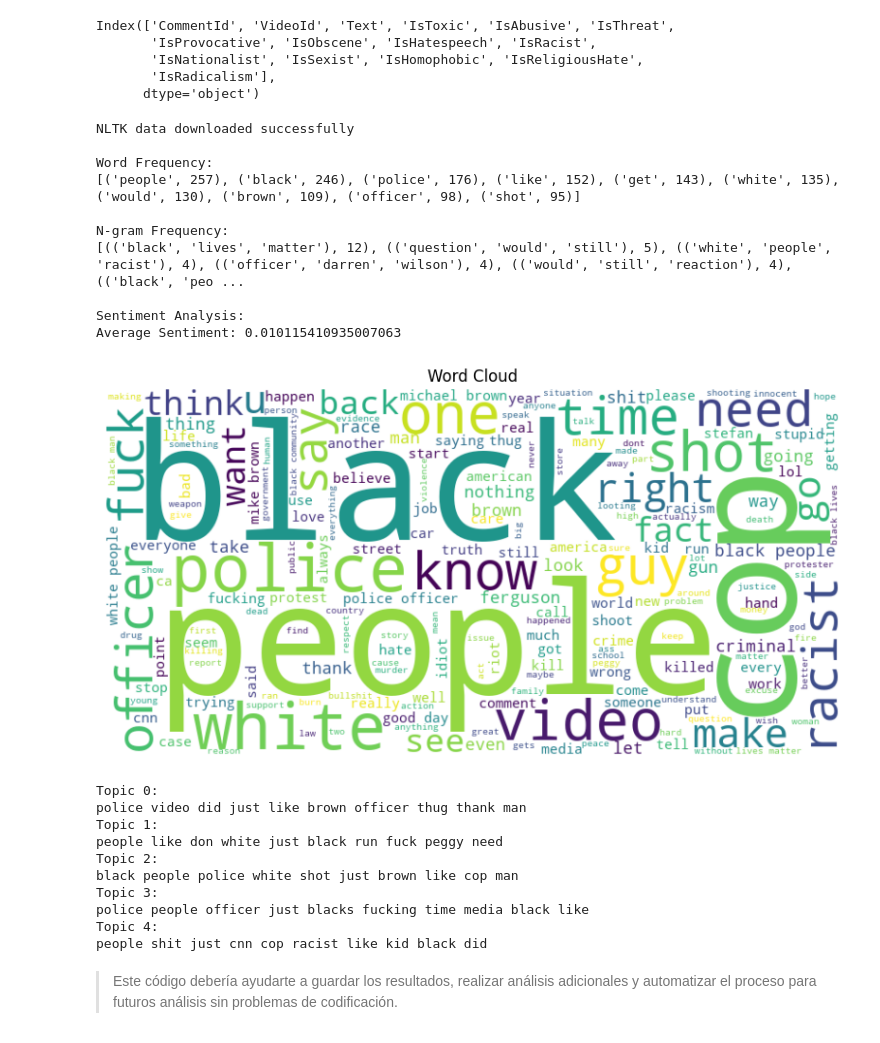
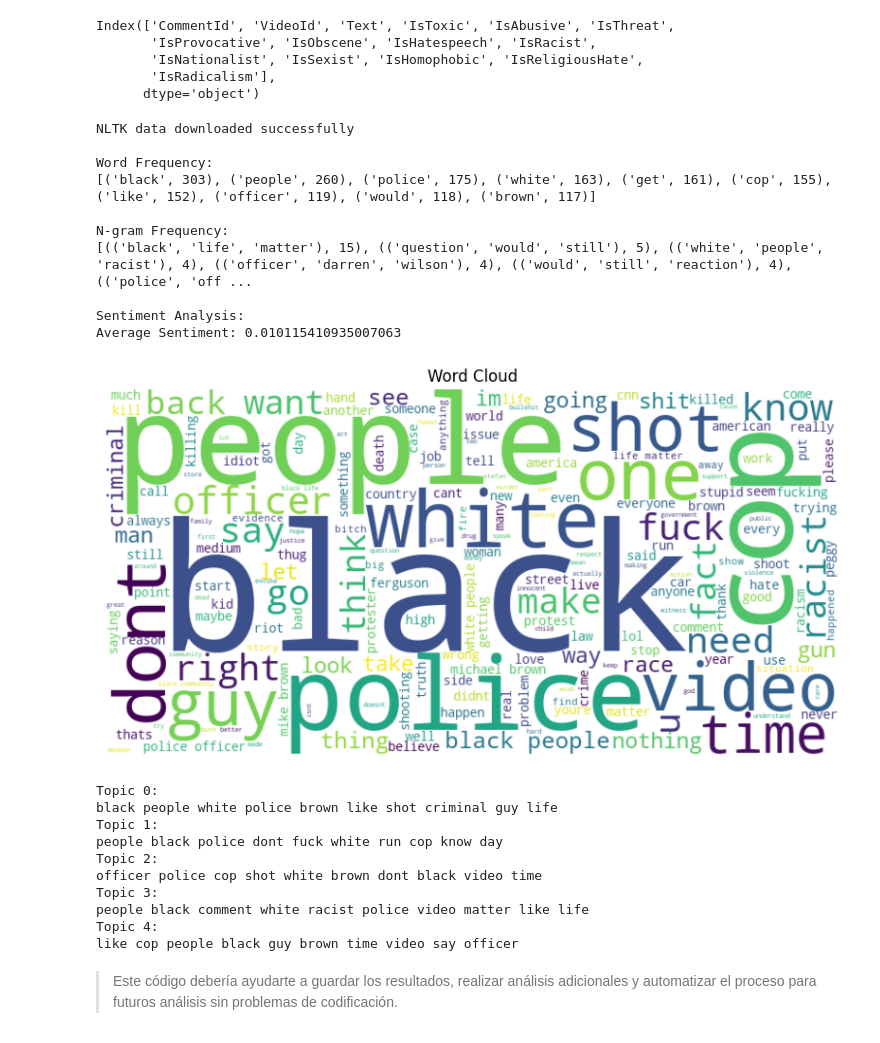
Before and after one commit to angelsc75/bye_bye_hate, a Jupyter notebook: notebook/data_analysis.ipynb, the cells around one changed output. Drawn from its saved outputs; the diff is of its cells as text; code cells hidden in the pictures.

```diff
--- a/notebook/data_analysis.ipynb
+++ b/notebook/data_analysis.ipynb
@@ -208,8 +190,9 @@ Index(['CommentId', 'VideoId', 'Text', 'IsToxic', 'IsAbusive', 'IsThreat',
       dtype='object')
 # %%
 import nltk
-from nltk.corpus import stopwords
+from nltk.corpus import stopwords, wordnet
 from nltk.tokenize import word_tokenize
+from nltk.stem import WordNetLemmatizer
 from nltk.probability import FreqDist
 from wordcloud import WordCloud
 from textblob import TextBlob
@@ -217,6 +200,7 @@ import matplotlib.pyplot as plt
 import ssl
 import pandas as pd
 import csv
+import re
 from sklearn.feature_extraction.text import CountVectorizer
 from sklearn.decomposition import LatentDirichletAllocation
 
@@ -233,6 +217,7 @@ def download_nltk_data():
     try:
         nltk.download('punkt', quiet=True)
         nltk.download('stopwords', quiet=True)
+        nltk.download('wordnet', quiet=True)
         print("NLTK data downloaded successfully")
     except Exception as e:
         print(f"Error downloading NLTK data: {e}")
@@ -241,13 +226,36 @@ def download_nltk_data():
 # Descargar los datos necesarios
 download_nltk_data()
 
-# Verificar las descargas
-try:
-    nltk.data.find('tokenizers/punkt')
-    nltk.data.find('corpora/stopwords')
-except LookupError as e:
-    print(f"Error: Required NLTK data not found. {e}")
-    raise
+# Inicializar lematizador y stopwords
+lemmatizer = WordNetLemmatizer()
+stop_words = set(stopwords.words('english'))
+
+def preprocess_text(text):
+    """
+    Preprocesar el texto:
+    - Convertir a minúsculas
+    - Eliminar URLs
+    - Eliminar caracteres especiales y números
+    - Eliminar espacios extras
+    - Tokenizar, lematizar y eliminar stopwords
+    """
+    # Convertir a minúsculas
+    text = text.lower()
+
+    # Eliminar URLs
+    text = re.sub(r'http\S+|www\.\S+', '', text)
+
+    # Eliminar caracteres especiales y números
+    text = re.sub(r'[^a-zA-Z\s]', '', text)
+
+    # Eliminar espacios extra
+    text = re.sub(r'\s+', ' ', text).strip()
+
+    # Tokenizar, lematizar y eliminar stopwords
+    tokens = word_tokenize(text)
+    tokens = [lemmatizer.lemmatize(word) for word in tokens if word not in stop_words]
+
+    return ' '.join(tokens)
 
 # Función para imprimir los temas de LDA
 def print_topics(model, vectorizer, top_n=10):
@@ -266,13 +274,11 @@ def analyze_comments(dataset_path):
     df = pd.read_csv(dataset_path)
     comments = df['Text'].dropna().tolist()
 
-    # Tokenizar y eliminar stop words
-    stop_words = set(stopwords.words('english'))
-    tokenized_comments = [word_tokenize(comment.lower()) for comment in comments]
-    filtered_tokens = [[word for word in comment if word.isalpha() and word not in stop_words] for comment in tokenized_comments]
+    # Preprocesar los comentarios
+    preprocessed_comments = [preprocess_text(comment) for comment in comments]
 
     # Calcular frecuencia de palabras
-    all_words = [word for comment in filtered_tokens for word in comment]
+    all_words = [word for comment in preprocessed_comments for word in comment.split()]
     word_freq = FreqDist(all_words)
 
     # Calcular N-grams
@@ -318,48 +324,51 @@ def analyze_comments(dataset_path):
     # Mostrar nube de palabras
     plt.figure(figsize=(10, 6))
     plt.imshow(wordcloud, interpolation='bilinear')
     plt.axis('off')
     plt.title('Word Cloud')
     plt.show()
 
     # Análisis de temas
     vectorizer = CountVectorizer(stop_words='english')
-    X = vectorizer.fit_transform(comments)
+    X = vectorizer.fit_transform(preprocessed_comments)
     lda = LatentDirichletAllocation(n_components=5, random_state=42)
     lda.fit(X)
     topics = print_topics(lda, vectorizer)
 
     # Guardar temas en un archivo CSV
     with open('lda_topics.csv', 'w', newline='', encoding='utf-8') as csvfile:
         writer = csv.writer(csvfile)
         writer.writerow(['Topic', 'Words'])
         for idx, topic_words in topics:
             writer.writerow([idx, ', '.join(topic_words)])
 
 # Ejecutar la función con el dataset actual
-analyze_comments('../data/youtoxic_english_1000.csv')
+try:
+    analyze_comments('../data/youtoxic_english_1000.csv')
+except Exception as e:
+    print(f"Error: {str(e)}")
 # %% [output]
 NLTK data downloaded successfully
 
 Word Frequency:
-[('people', 257), ('black', 246), ('police', 176), ('like', 152), ('get', 143), ('white', 135), ('would', 130), ('brown', 109), ('officer', 98), ('shot', 95)]
+[('black', 303), ('people', 260), ('police', 175), ('white', 163), ('get', 161), ('cop', 155), ('like', 152), ('officer', 119), ('would', 118), ('brown', 117)]
 
 N-gram Frequency:
-[(('black', 'lives', 'matter'), 12), (('question', 'would', 'still'), 5), (('white', 'people', 'racist'), 4), (('officer', 'darren', 'wilson'), 4), (('would', 'still', 'reaction'), 4), (('black', 'peo ...
+[(('black', 'life', 'matter'), 15), (('question', 'would', 'still'), 5), (('white', 'people', 'racist'), 4), (('officer', 'darren', 'wilson'), 4), (('would', 'still', 'reaction'), 4), (('police', 'off ...
 
 Sentiment Analysis:
 Average Sentiment: 0.010115410935007063
-[figure, old version]
+[figure, new version]
 Topic 0:
-police video did just like brown officer thug thank man
+black people white police brown like shot criminal guy life
 Topic 1:
-people like don white just black run fuck peggy need
+people black police dont fuck white run cop know day
 Topic 2:
-black people police white shot just brown like cop man
+officer police cop shot white brown dont black video time
 Topic 3:
-police people officer just blacks fucking time media black like
+people black comment white racist police video matter like life
 Topic 4:
-people shit just cnn cop racist like kid black did
+like cop people black guy brown time video say officer
 # %% [markdown]
 > Este código debería ayudarte a guardar los resultados, realizar análisis adicionales y automatizar el proceso para futuros análisis sin problemas de codificación.
 # %% [markdown]
```
Also changed, not shown: parts of 5 cells of this notebook, 20 other files.
